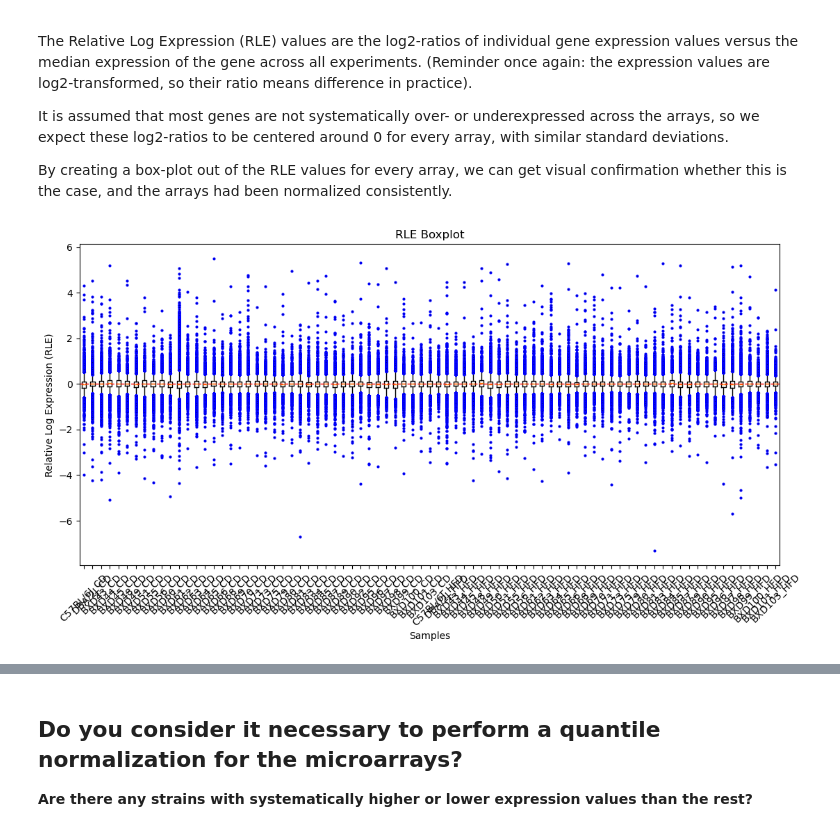
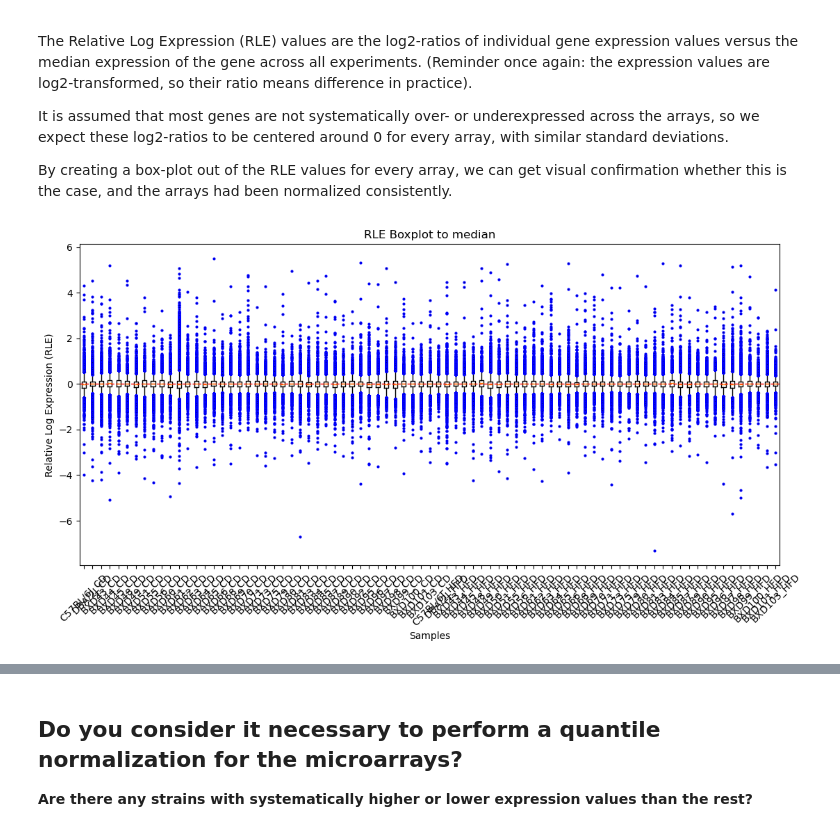
Before and after one commit to PeterBrederlow/PracticalIntegrativeBioinformatics, a Jupyter notebook: Day5-DE_Analysis.ipynb, the cells around one changed output, grey strips where cells are left out. Drawn from its saved outputs; the diff is of its cells as text; code cells hidden in the pictures.

```diff
--- a/Day5-DE_Analysis.ipynb
+++ b/Day5-DE_Analysis.ipynb
@@ -112,16 +110,16 @@ By creating a box-plot out of the RLE values for every array, we can get visual
 # %%
 # YOUR CODE HERE
 medians = expr.median(axis=1)
 RLE = expr.subtract(medians, axis=0)
 flierprops = dict(marker='o', markersize=2, linestyle='none', markerfacecolor='darkblue', markeredgecolor='blue')
 
 plt.figure(figsize=(13, 6))
 plt.boxplot(RLE.values, labels=RLE.columns, flierprops=flierprops)
 plt.axhline(0, color='red', linestyle='--', linewidth=1)
 plt.xlabel('Samples')
 plt.ylabel('Relative Log Expression (RLE)')
-plt.title('RLE Boxplot')
+plt.title('RLE Boxplot to median')
 plt.xticks(rotation=45)
 plt.show()
 # %% [output]
-[figure, old version]
+[figure, new version]
```
Also changed, not shown: parts of 6 cells of this notebook, 1 other file.
